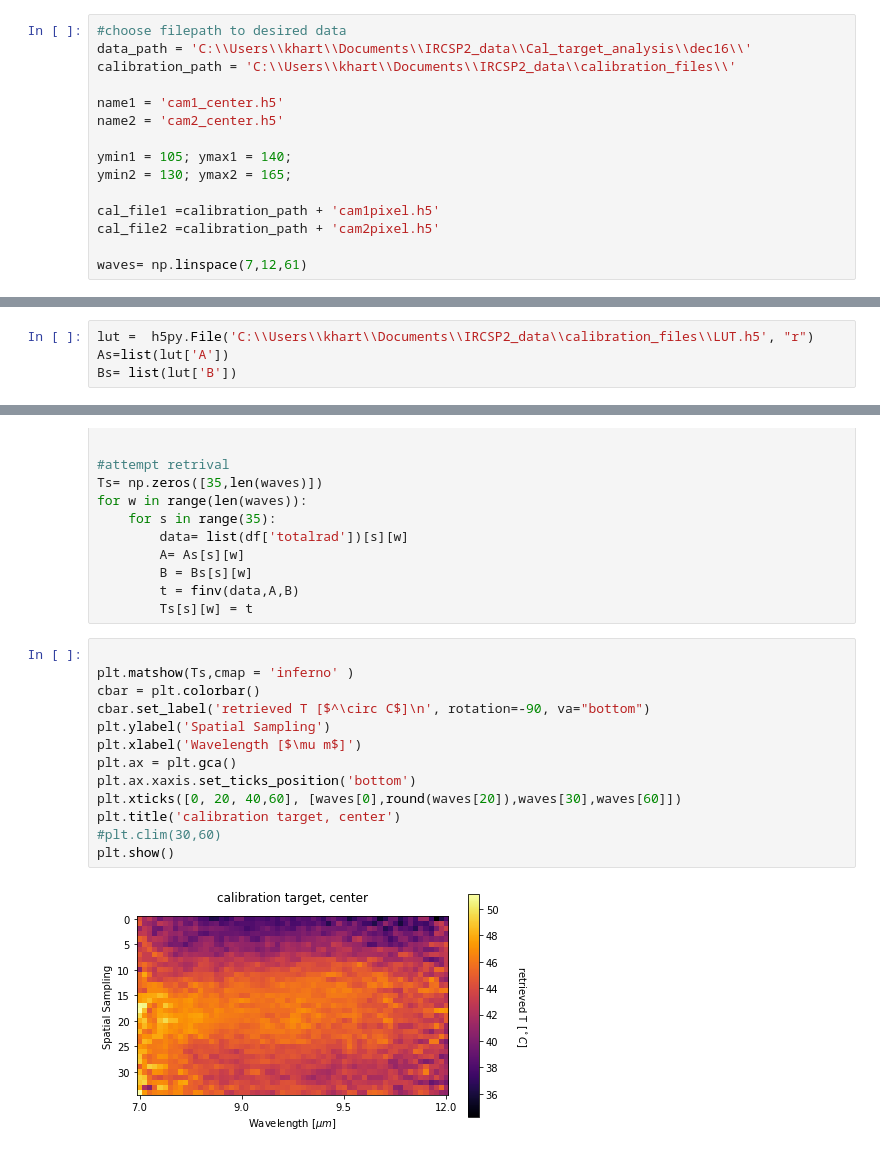
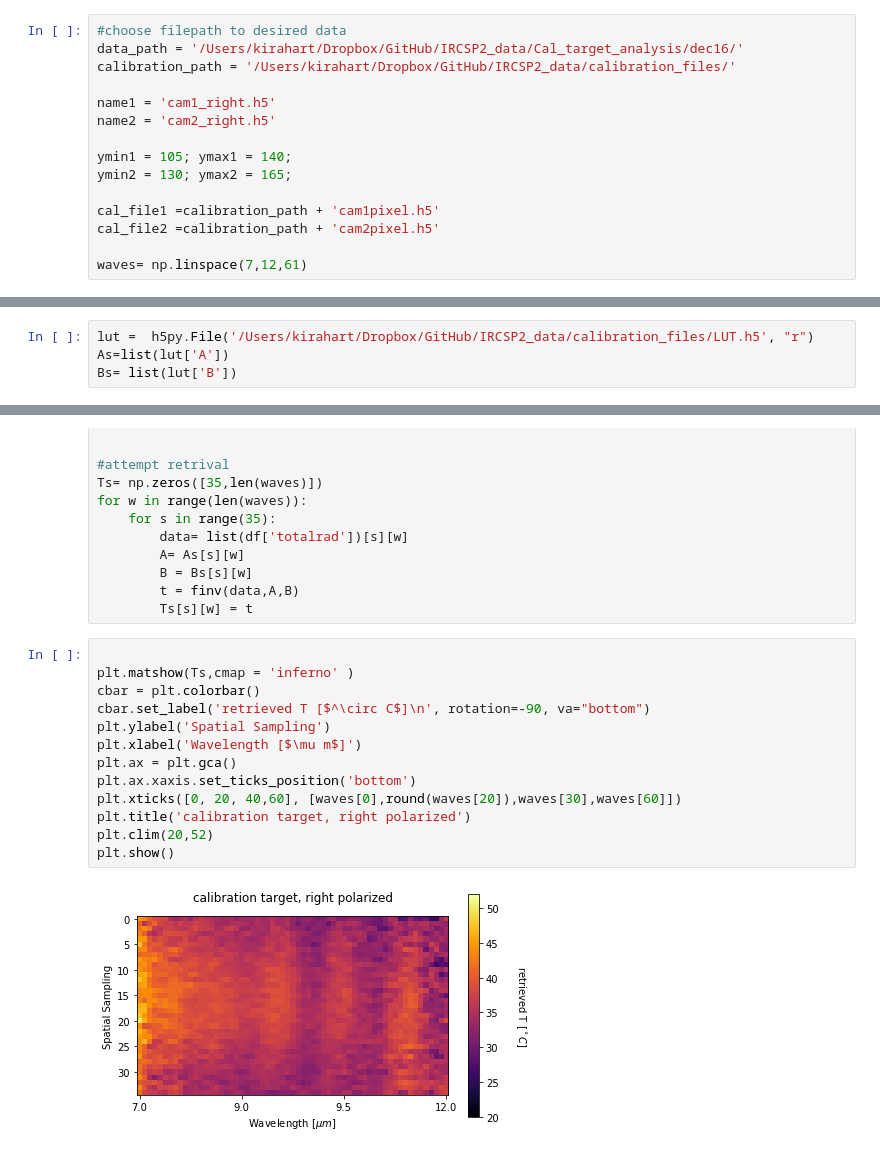
Before and after one commit to Polarization-Lab/IRCSP, a Jupyter notebook: calibration/target-evaluation/target-plots.ipynb, the cells around one changed output, grey strips where cells are left out. Cells and saved outputs as stored; diff of their text form.

Commit message:
new calibration functions and plotting

```diff
--- a/calibration/target-evaluation/target-plots.ipynb
+++ b/calibration/target-evaluation/target-plots.ipynb
@@ -11,10 +11,10 @@ from radiometric_calibration import  make_avg_df,create_df
 # %%
 #choose filepath to desired data
-data_path = 'C:\\Users\\khart\\Documents\\IRCSP2_data\\Cal_target_analysis\\dec16\\'
-calibration_path = 'C:\\Users\\khart\\Documents\\IRCSP2_data\\calibration_files\\'
+data_path = '/Users/kirahart/Dropbox/GitHub/IRCSP2_data/Cal_target_analysis/dec16/'
+calibration_path = '/Users/kirahart/Dropbox/GitHub/IRCSP2_data/calibration_files/'
 
-name1 = 'cam1_center.h5'
-name2 = 'cam2_center.h5'
+name1 = 'cam1_right.h5'
+name2 = 'cam2_right.h5'
 
 ymin1 = 105; ymax1 = 140;
 ymin2 = 130; ymax2 = 165;
@@ -75,5 +75,5 @@ df
 # %%
-lut =  h5py.File('C:\\Users\\khart\\Documents\\IRCSP2_data\\calibration_files\\LUT.h5', "r")
+lut =  h5py.File('/Users/kirahart/Dropbox/GitHub/IRCSP2_data/calibration_files/LUT.h5', "r")
 As=list(lut['A'])
 Bs= list(lut['B'])
 # %%
@@ -93,15 +93,15 @@ for w in range(len(waves)):
 # %%
 
 plt.matshow(Ts,cmap = 'inferno' )
 cbar = plt.colorbar()
 cbar.set_label('retrieved T [$^\circ C$]\n', rotation=-90, va="bottom")
 plt.ylabel('Spatial Sampling')
 plt.xlabel('Wavelength [$\mu m$]')
 plt.ax = plt.gca()
 plt.ax.xaxis.set_ticks_position('bottom')
 plt.xticks([0, 20, 40,60], [waves[0],round(waves[20]),waves[30],waves[60]])
-plt.title('calibration target, center')
-#plt.clim(30,60)
+plt.title('calibration target, right polarized')
+plt.clim(20,52)
 plt.show()
 # %% [output]
-[figure, old version]
+[figure, new version]
```
Also changed, not shown: parts of 3 cells of this notebook.
